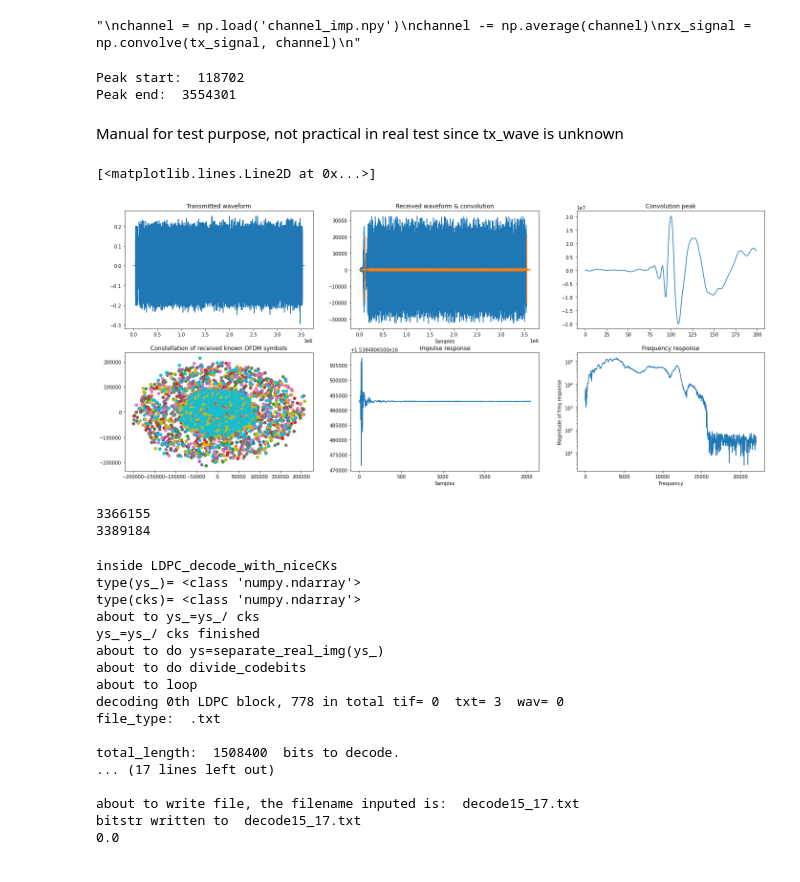
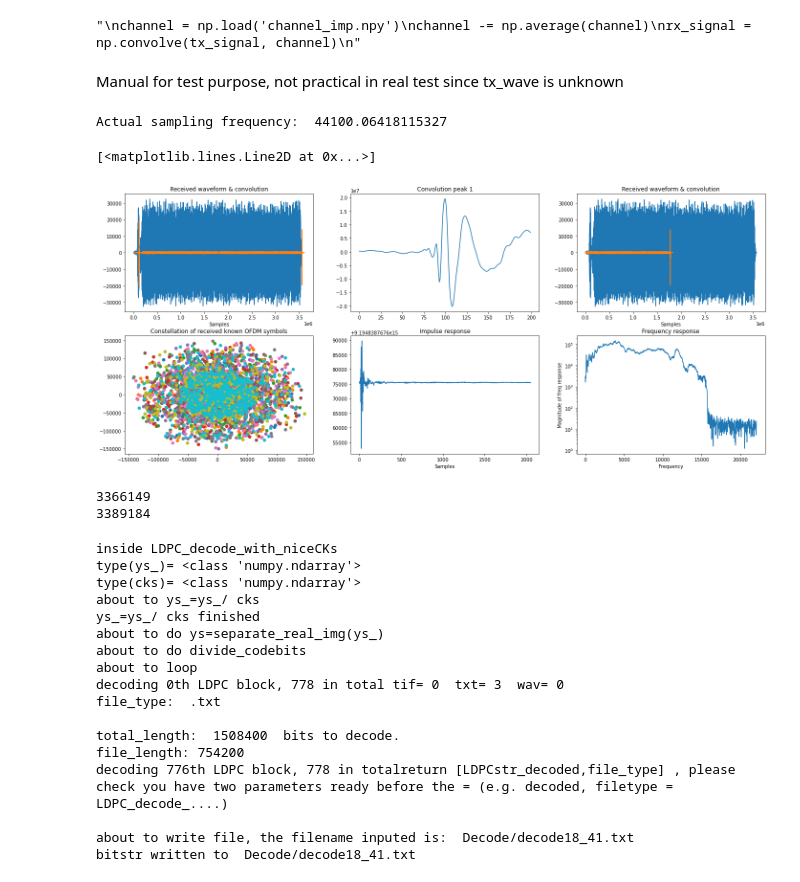
Before and after one commit to JingbiaoMei/Cambridge-Blue-Noise, a Jupyter notebook: Final_Self.ipynb, the cells around one changed output. Cells and saved outputs as stored; diff of their text form; code cells hidden in the pictures.

```diff
--- a/Final_Self.ipynb
+++ b/Final_Self.ipynb
@@ -24,5 +24,5 @@ encoding 776th LDPC block, 777 in total(1328, 2304) 133
 # %%
-rx_signal = real_channel_response_file("sound_files/Rec46.m4a")
+rx_signal = real_channel_response_file("sound_files/Rec47.m4a")
 '''
 channel = np.load('channel_imp.npy')
 channel -= np.average(channel)
@@ -32,12 +32,6 @@ rx_signal = np.convolve(tx_signal, channel)
 "\nchannel = np.load('channel_imp.npy')\nchannel -= np.average(channel)\nrx_signal = np.convolve(tx_signal, channel)\n"
 # %%
 rx_convolution_1, rx_convolution_2, peak_start, peak_end = matched_filter(rx_signal, inverse_chirp, chirp)
-
-print("Peak start: ", peak_start)
-print("Peak end: ", peak_end)
-# %% [output]
-Peak start:  118702
-Peak end:  3554301
 # %% [markdown]
 Manual for test purpose, not practical in real test since tx_wave is unknown
 # %%
@@ -50,3 +44,5 @@ sampling_ratio = actual_ch_gap / expected_ch_gap
 
 print("Actual sampling frequency: ", 44100*sampling_ratio)
 #print("Extra sample after every", extra_sample_after , "samples")
+# %% [output]
+Actual sampling frequency:  44100.06418115327
@@ -56,30 +49,31 @@ freq_response, imp_response, rx_known_frames = channel_estimate(rx_signal, peak_
 # %%
+
+offset = 30
+freq_response, imp_response, rx_known_frames = channel_estimate(rx_signal, peak_start, known_frames, offset)
 figs, axs = plt.subplots(2, 3, figsize=(24,10))
-axs[0][0].plot(tx_signal)
-axs[0][0].set_title('Transmitted waveform')
-axs[0][1].plot(rx_signal)
-axs[0][1].set_title('Received waveform & convolution')
-axs[0][1].plot(rx_convolution/1000)
-axs[0][1].set_xlabel('Samples')
-axs[0][2].set_title('Convolution peak')
-axs[0][2].plot(rx_convolution[peak_start-100:peak_start+100])
+axs[0][0].plot(rx_signal)
+axs[0][0].set_title('Received waveform & convolution')
+axs[0][0].plot(np.concatenate((rx_convolution_1[:-44100]/1000, rx_convolution_2/1000), axis=None))
+axs[0][0].set_xlabel('Samples')
+axs[0][1].set_title('Convolution peak 1')
+axs[0][1].plot(rx_convolution_1[peak_start-100:peak_start+100])
+
 
 for i in range(len(rx_known_frames)):
     tst_symbols = np.fft.fft(rx_known_frames[i][prefix_no:], N)[1:N//2]
     axs[1][0].scatter(np.real(tst_symbols), np.imag(tst_symbols), label=i)
 axs[1][0].set_title('Constellation of received known OFDM symbols')
-
 
 axs[1][1].set_title('Impulse response')
 axs[1][1].set_xlabel('Samples')
 axs[1][1].plot(imp_response)
 axs[1][2].set_title('Frequency response')
 axs[1][2].set_ylabel('Magnitude of freq response')
 axs[1][2].set_xlabel('Frequency')
 axs[1][2].semilogy(np.linspace(1, fs//2 -1, N//2-2), np.abs(freq_response[1:N//2-1]))
 # %% [output]
 [<matplotlib.lines.Line2D at 0x...>]
-[figure, old version]
+[figure, new version]
 # %%
 data_begin = peak_start + 11*(N+prefix_no) - offset # as 1 random & 10 known ofdm frames after chirp
 data_end = peak_end - len(inverse_chirp) - offset # use end chirp to determine signal length for now, will need a fix later
@@ -89,7 +83,7 @@ print(len(tx_signal)-2*fs-2*len(inverse_chirp)-(N+prefix_no))
 rx_data_full = rx_signal[data_begin:data_end - (actual_ch_gap - expected_ch_gap)]
 rx_data_frames = np.split(rx_data_full, len(rx_data_full)/(N+prefix_no))
 # %% [output]
-3366155
+3366149
 3389184
 # %%
 data_symbols, pilot_symbols, bits_rec = correct_phase_decode_data_ldpc(rx_data_frames, carrier_indices, freq_response)
@@ -107,11 +101,11 @@ decoding 0th LDPC block, 778 in total tif= 0  txt= 3  wav= 0
 file_type:  .txt
 
 total_length:  1508400  bits to decode.
-... (17 lines left out)
+file_length: 754200
+decoding 776th LDPC block, 778 in totalreturn [LDPCstr_decoded,file_type] , please check you have two parameters ready before the = (e.g. decoded, filetype = LDPC_decode_....)
 
-about to write file, the filename inputed is:  decode15_17.txt
-bitstr written to  decode15_17.txt
-0.0
+about to write file, the filename inputed is:  Decode/decode18_41.txt
+bitstr written to  Decode/decode18_41.txt
 # %%
 bits_rec, best_imp_response = fine_tuning(rx_signal, peak_start, peak_end, known_frames, inverse_chirp, carrier_indices, withllrs_modification=withllrs_modification, find_range=30, offset=20, LDPC_on=True)
 print(error_rate(bits_tran,bits_rec))
```
Also changed, not shown: parts of 7 cells of this notebook, 30 other files.
